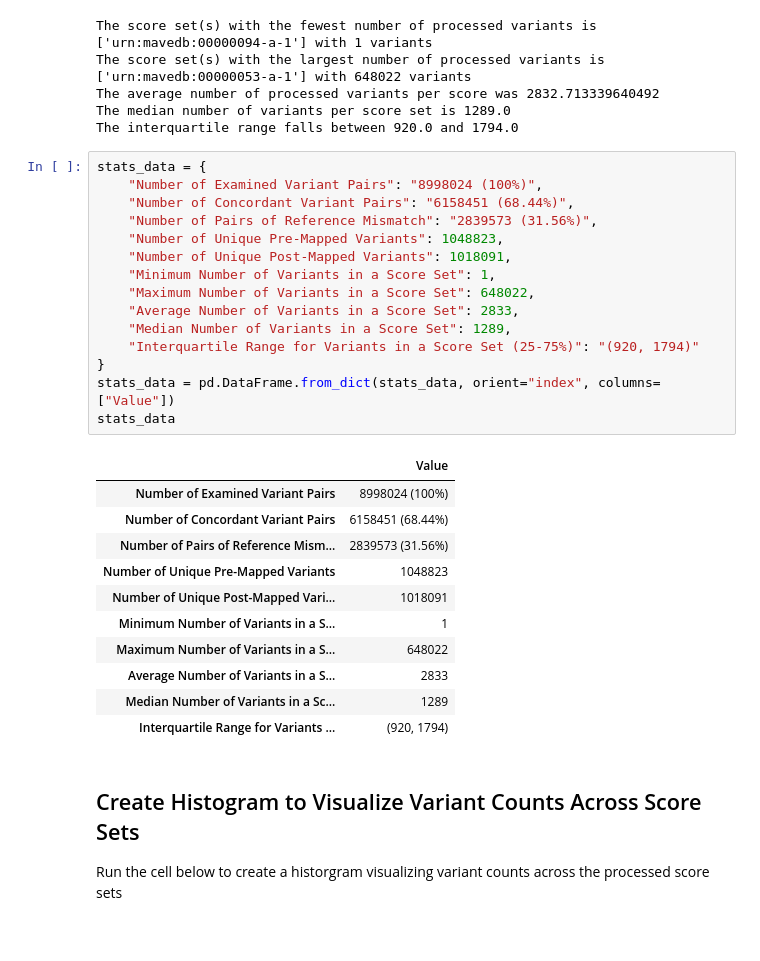
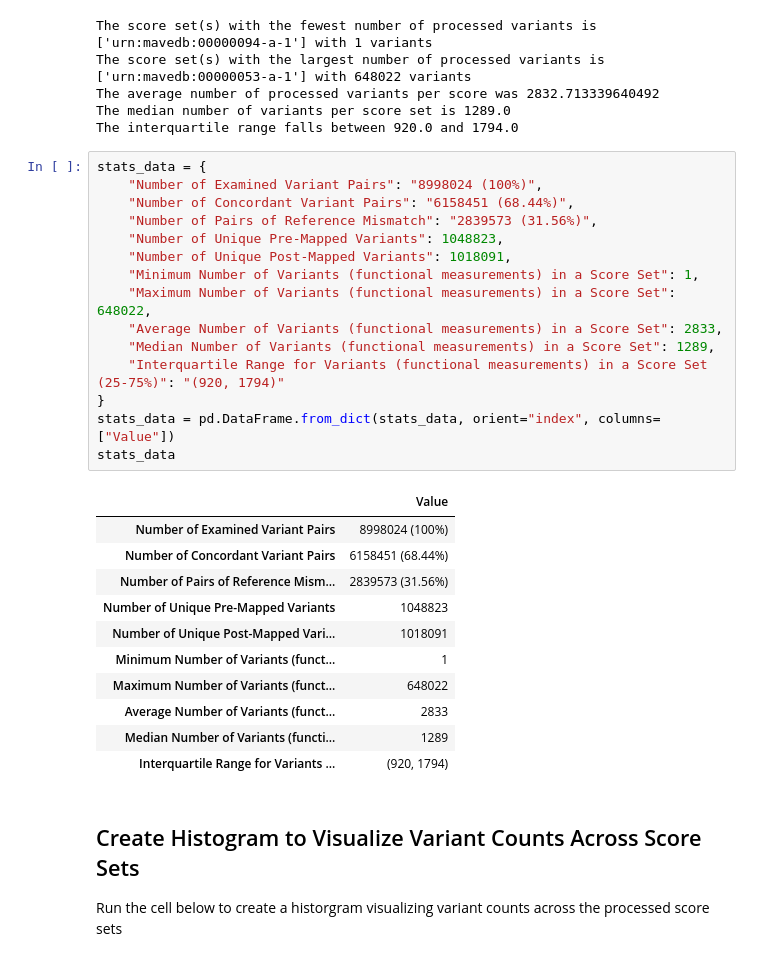
Before and after one commit to ave-dcd/dcd_mapping, a Jupyter notebook: notebooks/analysis/mapping_analysis.ipynb, the cells around one changed output. Cells and saved outputs as stored; diff of their text form.

```diff
--- a/notebooks/analysis/mapping_analysis.ipynb
+++ b/notebooks/analysis/mapping_analysis.ipynb
@@ -327,29 +327,29 @@ The interquartile range falls between 920.0 and 1794.0
 # %%
 stats_data = {
     "Number of Examined Variant Pairs": "8998024 (100%)",
     "Number of Concordant Variant Pairs": "6158451 (68.44%)",
     "Number of Pairs of Reference Mismatch": "2839573 (31.56%)",
     "Number of Unique Pre-Mapped Variants": 1048823,
     "Number of Unique Post-Mapped Variants": 1018091,
-    "Minimum Number of Variants in a Score Set": 1,
-    "Maximum Number of Variants in a Score Set": 648022,
-    "Average Number of Variants in a Score Set": 2833,
-    "Median Number of Variants in a Score Set": 1289,
-    "Interquartile Range for Variants in a Score Set (25-75%)": "(920, 1794)"
+    "Minimum Number of Variants (functional measurements) in a Score Set": 1,
+    "Maximum Number of Variants (functional measurements) in a Score Set": 648022,
+    "Average Number of Variants (functional measurements) in a Score Set": 2833,
+    "Median Number of Variants (functional measurements) in a Score Set": 1289,
+    "Interquartile Range for Variants (functional measurements) in a Score Set (25-75%)": "(920, 1794)"
 }
 stats_data = pd.DataFrame.from_dict(stats_data, orient="index", columns=["Value"])
 stats_data
 # %% [output]
 |  | Value |
 | Number of Examined Variant Pairs | 8998024 (100%) |
 | Number of Concordant Variant Pairs | 6158451 (68.44%) |
 | Number of Pairs of Reference Mism... | 2839573 (31.56%) |
 | Number of Unique Pre-Mapped Variants | 1048823 |
 | Number of Unique Post-Mapped Vari... | 1018091 |
-| Minimum Number of Variants in a S... | 1 |
-| Maximum Number of Variants in a S... | 648022 |
-| Average Number of Variants in a S... | 2833 |
-| Median Number of Variants in a Sc... | 1289 |
+| Minimum Number of Variants (funct... | 1 |
+| Maximum Number of Variants (funct... | 648022 |
+| Average Number of Variants (funct... | 2833 |
+| Median Number of Variants (functi... | 1289 |
 | Interquartile Range for Variants ... | (920, 1794) |
 # %% [markdown]
 ## Create Histogram to Visualize Variant Counts Across Score Sets
```
Also changed, not shown: parts of 1 cell of this notebook.
